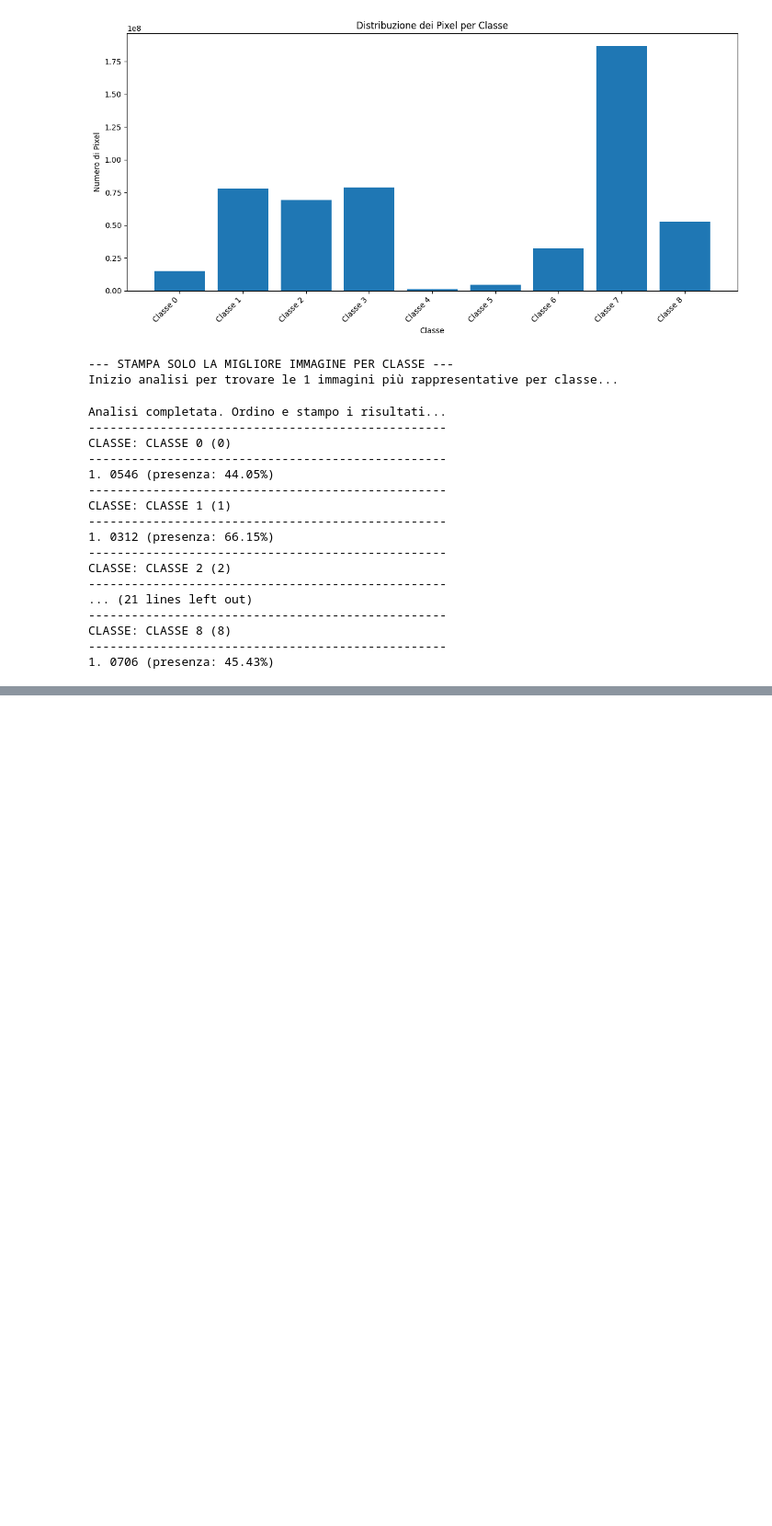
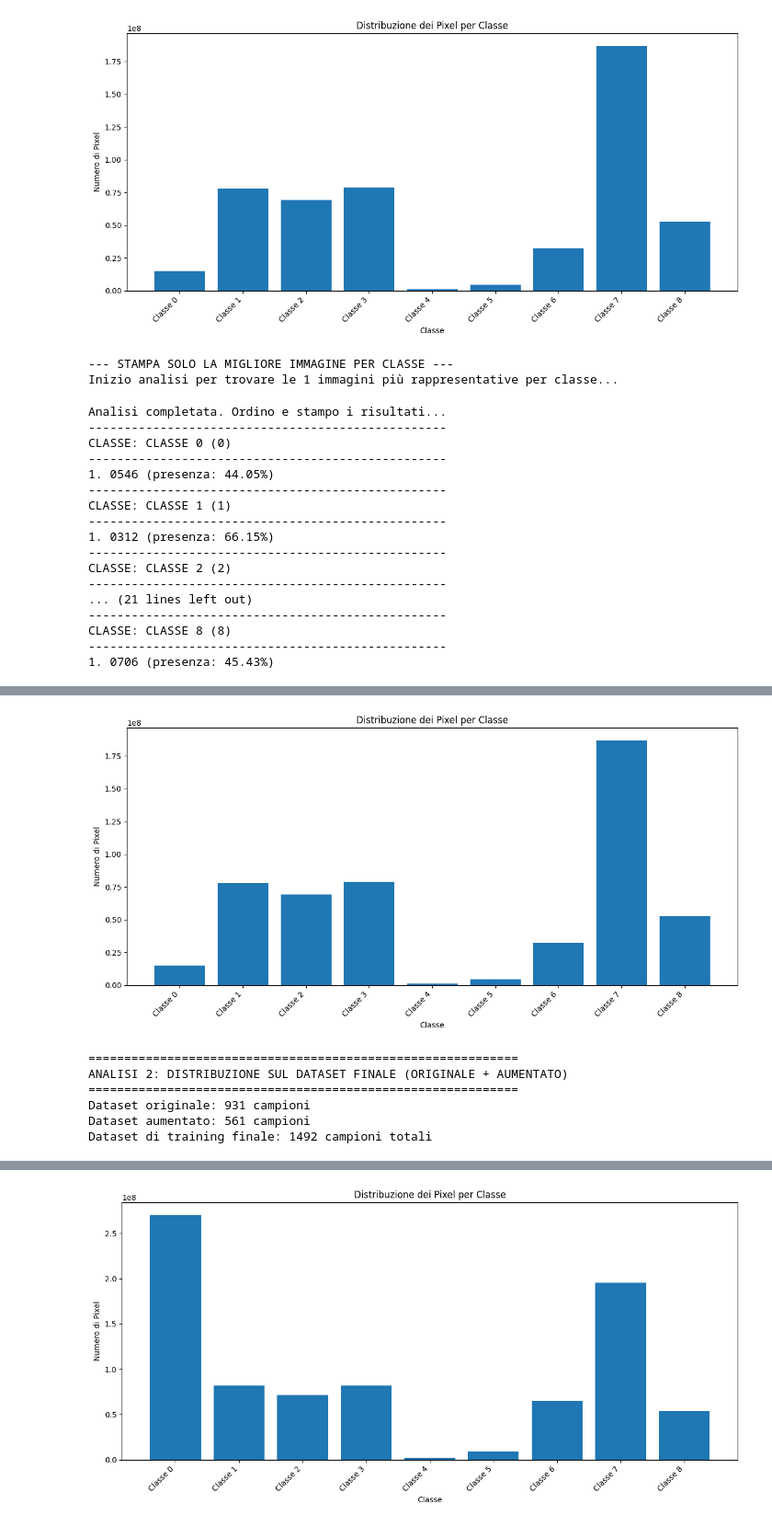
Before and after one commit to LeonardoLuongo/autoencoder-onboard-segmentation, a Jupyter notebook: notebooks/1 - Bilanciamento/DataAugmentation_2.ipynb, the cells around one changed output, grey strips where cells are left out. Shown at 92% size. Cells and saved outputs as stored; diff of their text form; code cells hidden in the pictures; blank space fills up the shorter version.

Commit message:
Esperimento con data augmentation

```diff
--- a/notebooks/1 - Bilanciamento/DataAugmentation_2.ipynb
+++ b/notebooks/1 - Bilanciamento/DataAugmentation_2.ipynb
@@ -352,0 +358,70 @@ Creata cartella per l'augmentation: '../../dataset/training/augmented'
+# %%
+# %%
+# ==============================================================================
+# 6. ANALISI DELLA DISTRIBUZIONE POST-AUGMENTATION
+# ==============================================================================
+#
+# OBIETTIVO:
+# Verificare l'effetto della nostra data augmentation sulla distribuzione globale
+# dei pixel. Ci aspettiamo di vedere un aumento significativo per le classi
+# che abbiamo aumentato (4, 5, 6) e per la classe 'ignore' (0), che ora
+# popola le aree irrilevanti delle maschere aumentate.
+
+import glob
+import os
+import matplotlib.pyplot as plt
+
+# Assicuriamoci che la funzione `distribution_analysis` e la classe
+# `SegmentationDataset` siano definite nelle celle precedenti.
+
+# --- 1. Analisi del dataset ORIGINALE (come baseline) ---
+
+print("="*60)
+print("ANALISI 1: DISTRIBUZIONE SUL DATASET ORIGINALE")
+print("="*60)
+
+# Percorsi originali (già definiti in una cella precedente)
+original_sample_dirs = sorted([d for d in glob.glob(os.path.join(DATASET_PATH, "*")) if os.path.isdir(d)])
+original_sample_dirs = [d for d in original_sample_dirs if not os.path.basename(d).startswith('__')]
+print(f"Trovati {len(original_sample_dirs)} campioni originali.")
+
+original_dataset = SegmentationDataset(sample_dirs=original_sample_dirs)
+
+# Definiamo i nomi delle classi per i grafici
+class_names = [f"Classe {i}" for i in range(9)]
+# Nomi più descrittivi per una migliore leggibilità
+class_names_descriptive = [
+    "0 (Ignore/BG)", "1 (Sky)", "2 (Rough Trail)", "3 (Smooth Trail)",
+    "4 (Traversable Grass)", "5 (High Vegetation)", "6 (Low Vegetation)",
+    "7 (Puddle)", "8 (Obstacle)"
+]
+# NOTA: La mappatura dei nomi descrittivi potrebbe non essere esatta,
+# adattala in base alla documentazione del tuo dataset.
+# Usiamo i nomi semplici per coerenza con il tuo codice.
+
+distribution_analysis(original_dataset, class_names)
+
+
+# --- 2. Analisi del dataset FINALE (ORIGINALE + AUMENTATO) ---
+
+print("\n" * 3)
+print("="*60)
+print("ANALISI 2: DISTRIBUZIONE SUL DATASET FINALE (ORIGINALE + AUMENTATO)")
+print("="*60)
+
+# Percorsi dei dati aumentati
+augmented_sample_dirs = sorted([d for d in glob.glob(os.path.join(AUGMENTED_DATASET_PATH, "*")) if os.path.isdir(d)])
+
+# Uniamo le due liste di percorsi per creare il dataset finale
+final_training_dirs = original_sample_dirs + augmented_sample_dirs
+
+print(f"Dataset originale: {len(original_sample_dirs)} campioni")
+print(f"Dataset aumentato: {len(augmented_sample_dirs)} campioni")
+print(f"Dataset di training finale: {len(final_training_dirs)} campioni totali")
+
+# Creiamo l'istanza del dataset finale
+final_dataset = SegmentationDataset(sample_dirs=final_training_dirs)
+
+# Eseguiamo l'analisi della distribuzione sul dataset combinato
+distribution_analysis(final_dataset, class_names)
+# %% [output]
@@ -352,0 +442,7 @@ Creata cartella per l'augmentation: '../../dataset/training/augmented'
+[figure, added]
+============================================================
+ANALISI 2: DISTRIBUZIONE SUL DATASET FINALE (ORIGINALE + AUMENTATO)
+============================================================
+Dataset originale: 931 campioni
+Dataset aumentato: 561 campioni
+Dataset di training finale: 1492 campioni totali
@@ -352,0 +459 @@ Creata cartella per l'augmentation: '../../dataset/training/augmented'
+[figure, added]
```
Also changed, not shown: parts of 2 cells of this notebook, 1 other file.
